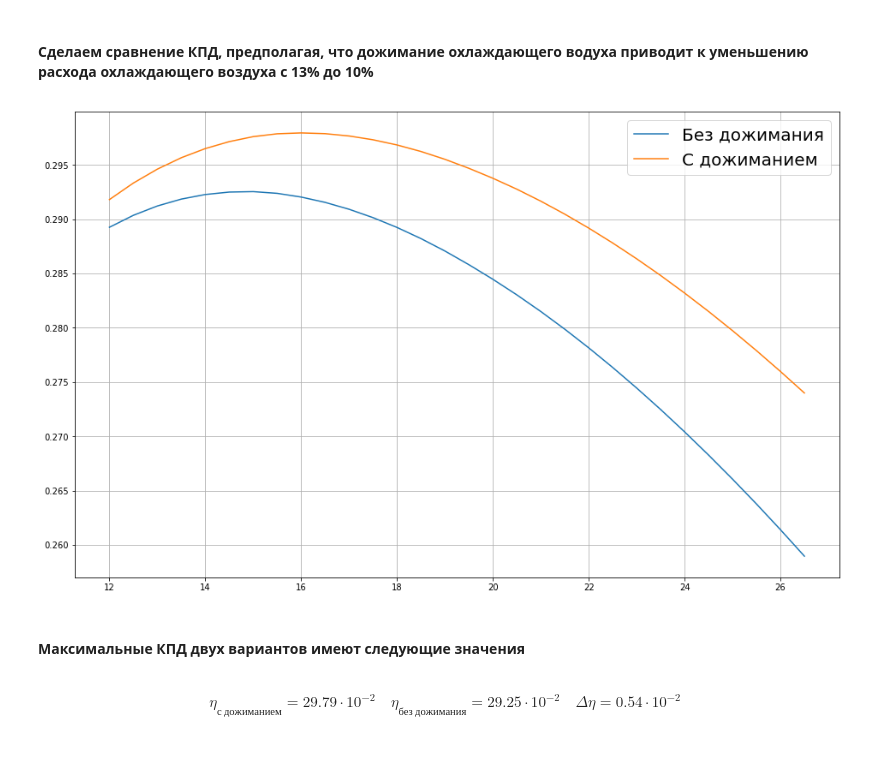
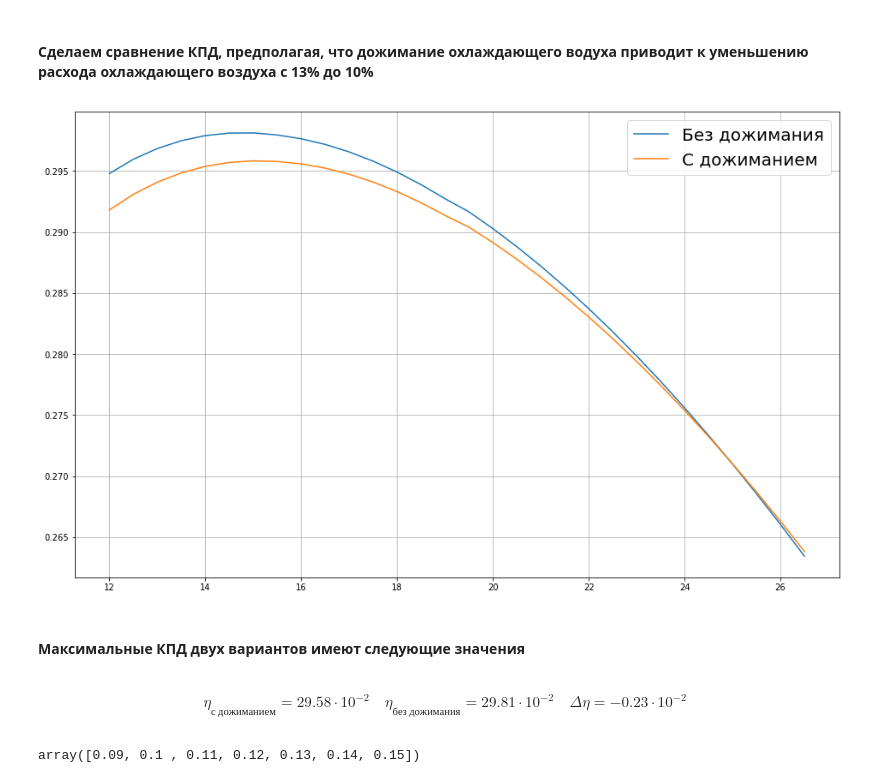
Before and after one commit to Sovianum/cooling-course-project, a Jupyter notebook: notebooks/article/sub_compress.ipynb, the cells around one changed output. Cells and saved outputs as stored; diff of their text form; code cells hidden in the pictures.

```diff
--- a/notebooks/article/sub_compress.ipynb
+++ b/notebooks/article/sub_compress.ipynb
@@ -74,16 +72,18 @@ plt.show()
 # %% [markdown]
 #### Сделаем сравнение КПД, предполагая, что дожимание охлаждающего водуха приводит к уменьшению расхода охлаждающего воздуха c 13% до 10%
 # %%
-no_sub_data = grouped.get_group((1.01, 0.13)).reset_index()
-sub_data = grouped.get_group((2, 0.1)).reset_index()
+no_sub_data = grouped.get_group((1.01, 0.1)).reset_index()
+sub_data = grouped.get_group((2, 0.09)).reset_index()
+
+max_eta = max(no_sub_data.efficiency.max(), sub_data.efficiency.max())
 
 plt.plot(no_sub_data.pi, no_sub_data.efficiency)
 plt.plot(sub_data.pi, sub_data.efficiency)
 plt.legend(['Без дожимания', 'С дожиманием'], fontsize=20, loc='best')
 plt.grid()
 plt.show()
 # %% [output]
-[figure, old version]
+[figure, new version]
 # %% [markdown]
 #### Максимальные КПД двух вариантов имеют следующие значения
 # %%
@@ -100,8 +100,12 @@ Math(r'''
 # %% [output]
 $$
     \begin{align}
-        \eta_{с \ дожиманием} = 29.79 \cdot 10^{-2} &&
-        \eta_{без \ дожимания} = 29.25  \cdot 10^{-2} &&
-        \Delta\eta = 0.54  \cdot 10^{-2}
+        \eta_{с \ дожиманием} = 29.58 \cdot 10^{-2} &&
+        \eta_{без \ дожимания} = 29.81  \cdot 10^{-2} &&
+        \Delta\eta = -0.23  \cdot 10^{-2}
     \end{align}
     $$
+# %%
+data.split_factor.unique()
+# %% [output]
+array([0.09, 0.1 , 0.11, 0.12, 0.13, 0.14, 0.15])
```
Also changed, not shown: parts of 3 cells of this notebook, 9 other files.
